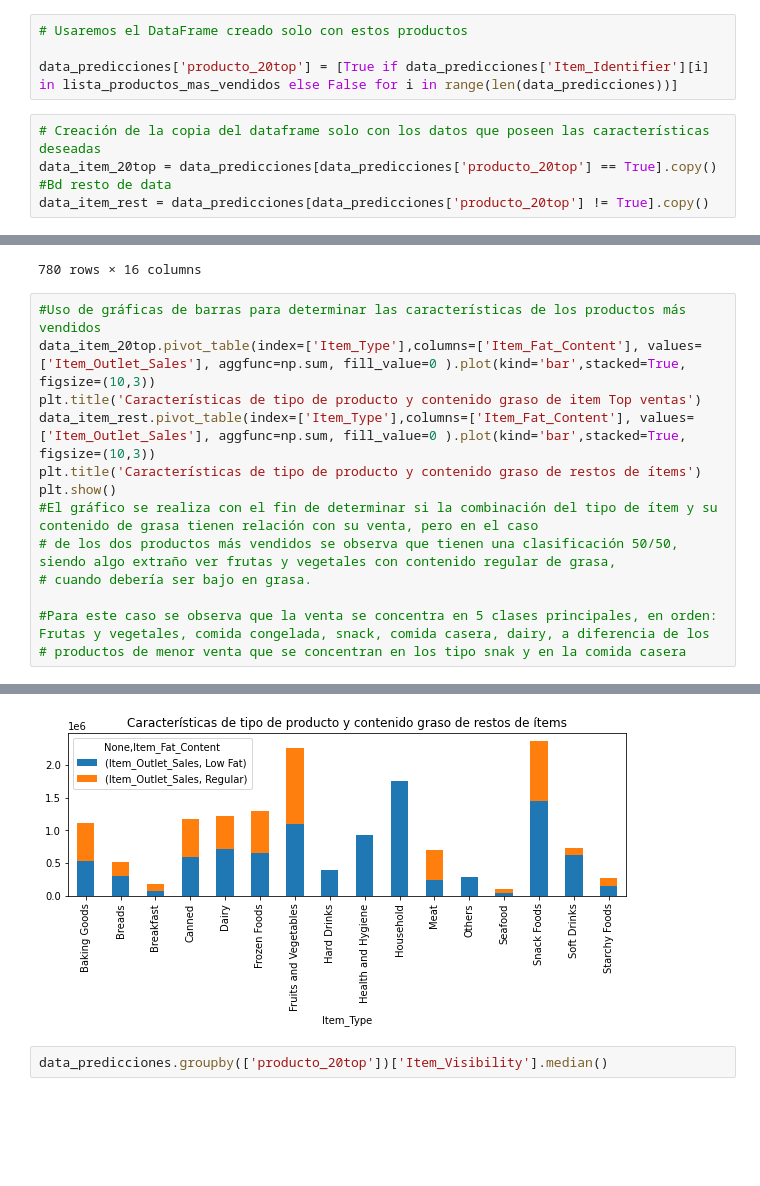
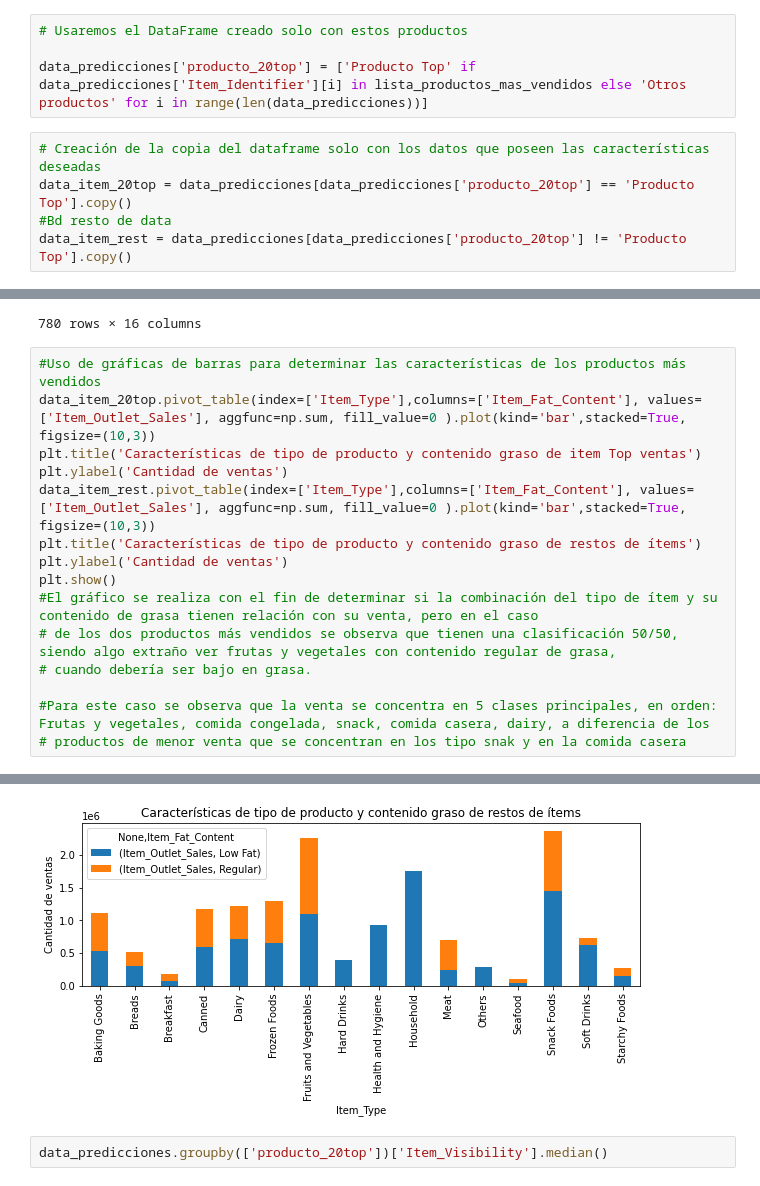
Before and after one commit to smaciasg/Ejercicios_DataScience_Coding_Dojo, a Jupyter notebook: Predicciones_de_ventas_alimenticias.ipynb, the cells around one changed output, grey strips where cells are left out. Drawn from its saved outputs; the diff is of its cells as text; blank space fills up the shorter version.

```diff
--- a/Predicciones_de_ventas_alimenticias.ipynb
+++ b/Predicciones_de_ventas_alimenticias.ipynb
@@ -786,12 +786,12 @@ Nota: tenga presente que el punto de corte al 20% y 80% es entre la línea verti
 # %%
 # Usaremos el DataFrame creado solo con estos productos
 
-data_predicciones['producto_20top'] = [True if data_predicciones['Item_Identifier'][i] in lista_productos_mas_vendidos else False for i in range(len(data_predicciones))]
+data_predicciones['producto_20top'] = ['Producto Top' if data_predicciones['Item_Identifier'][i] in lista_productos_mas_vendidos else 'Otros productos' for i in range(len(data_predicciones))]
 # %%
 # Creación de la copia del dataframe solo con los datos que poseen las características deseadas
-data_item_20top = data_predicciones[data_predicciones['producto_20top'] == True].copy()
+data_item_20top = data_predicciones[data_predicciones['producto_20top'] == 'Producto Top'].copy()
 #Bd resto de data
-data_item_rest = data_predicciones[data_predicciones['producto_20top'] != True].copy()
+data_item_rest = data_predicciones[data_predicciones['producto_20top'] != 'Producto Top'].copy()
 # %%
 #Validación de la extracción de la data requerida
 len(data_item_20top['Item_Identifier'].unique())
@@ -817,8 +817,10 @@ data_item_20top
 #Uso de gráficas de barras para determinar las características de los productos más vendidos
 data_item_20top.pivot_table(index=['Item_Type'],columns=['Item_Fat_Content'], values=['Item_Outlet_Sales'], aggfunc=np.sum, fill_value=0 ).plot(kind='bar',stacked=True, figsize=(10,3))
 plt.title('Características de tipo de producto y contenido graso de item Top ventas')
+plt.ylabel('Cantidad de ventas')
 data_item_rest.pivot_table(index=['Item_Type'],columns=['Item_Fat_Content'], values=['Item_Outlet_Sales'], aggfunc=np.sum, fill_value=0 ).plot(kind='bar',stacked=True, figsize=(10,3))
 plt.title('Características de tipo de producto y contenido graso de restos de ítems')
+plt.ylabel('Cantidad de ventas')
 plt.show()
 #El gráfico se realiza con el fin de determinar si la combinación del tipo de ítem y su contenido de grasa tienen relación con su venta, pero en el caso
 # de los dos productos más vendidos se observa que tienen una clasificación 50/50, siendo algo extraño ver frutas y vegetales con contenido regular de grasa,
@@ -831,4 +833,4 @@ plt.show()
-[figure, old version]
+[figure, new version]
 # %%
 data_predicciones.groupby(['producto_20top'])['Item_Visibility'].median()
 # %% [output]
```
Also changed, not shown: parts of 156 cells of this notebook.
